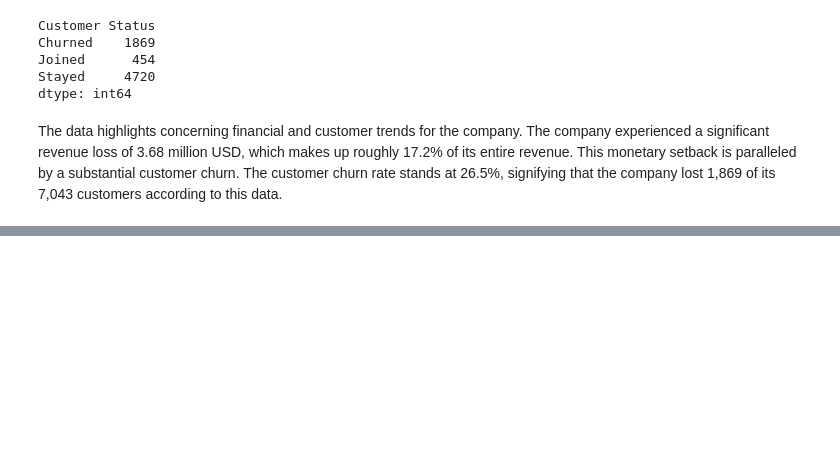
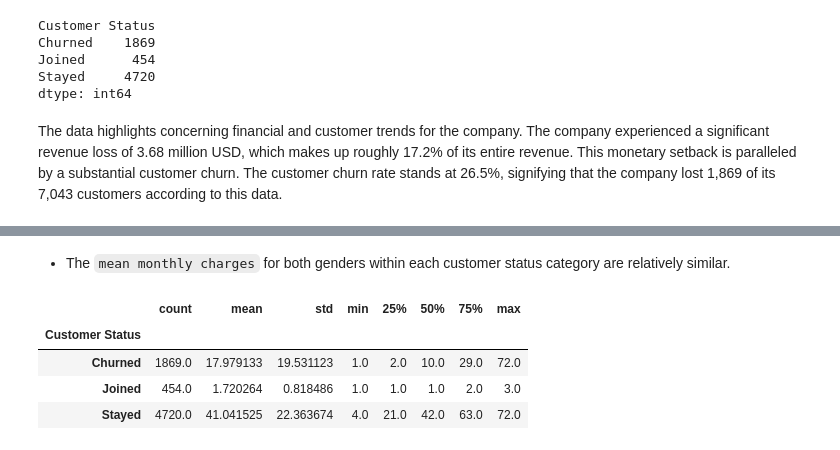
Before and after one commit to bhutto17/Telecom-Churn-Analysis, a Jupyter notebook: Telecom_Churn_Analysis.ipynb, the cells around one changed output, grey strips where cells are left out. Cells and saved outputs as stored; diff of their text form; code cells hidden in the pictures; blank space fills up the shorter version.

```diff
--- a/Telecom_Churn_Analysis.ipynb
+++ b/Telecom_Churn_Analysis.ipynb
@@ -234,0 +264,10 @@ The data highlights concerning financial and customer trends for the company. Th
+# %% [markdown]
+- The `mean monthly charges` for both genders within each customer status category are relatively similar.
+# %%
+df.groupby(['Customer Status'])['Tenure in Months'].describe()
+# %% [output]
+|  | count | mean | std | min | 25% | 50% | 75% | max |
+| Customer Status |  |  |  |  |  |  |  |  |
+| Churned | 1869.0 | 17.979133 | 19.531123 | 1.0 | 2.0 | 10.0 | 29.0 | 72.0 |
+| Joined | 454.0 | 1.720264 | 0.818486 | 1.0 | 1.0 | 1.0 | 2.0 | 3.0 |
+| Stayed | 4720.0 | 41.041525 | 22.363674 | 4.0 | 21.0 | 42.0 | 63.0 | 72.0 |
```
Also changed, not shown: parts of 6 cells of this notebook.
